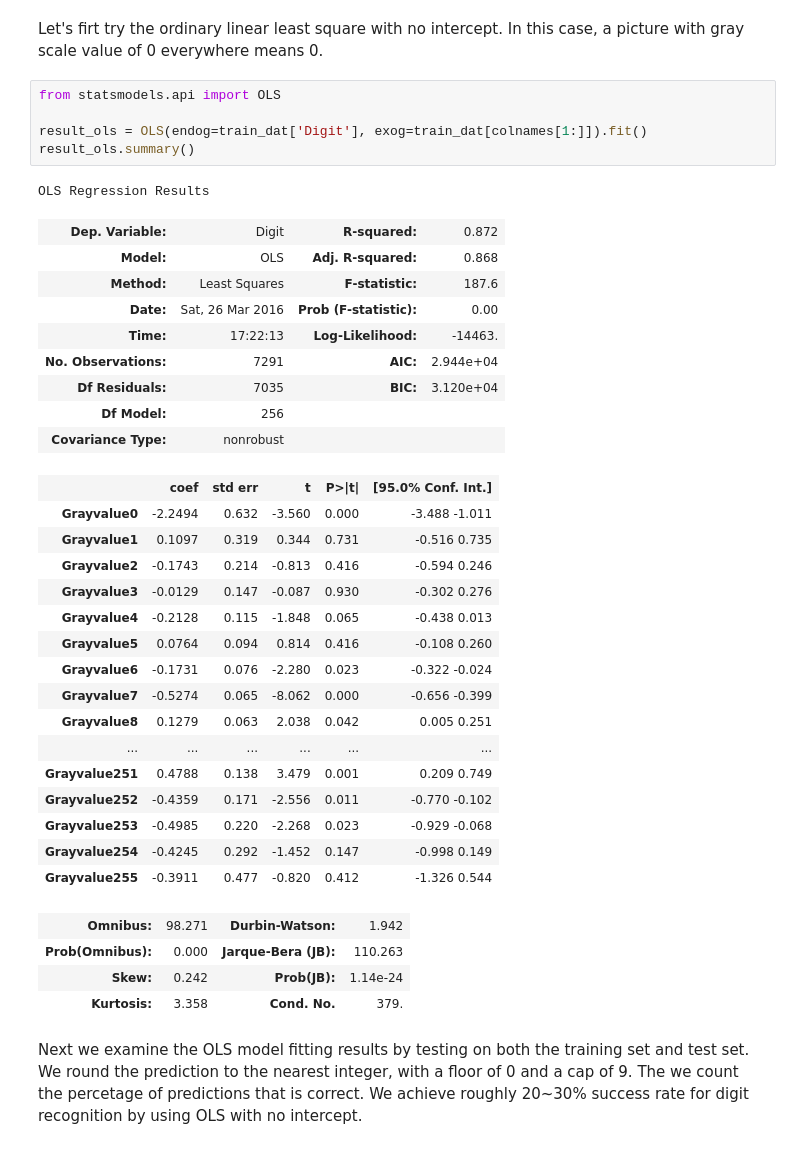
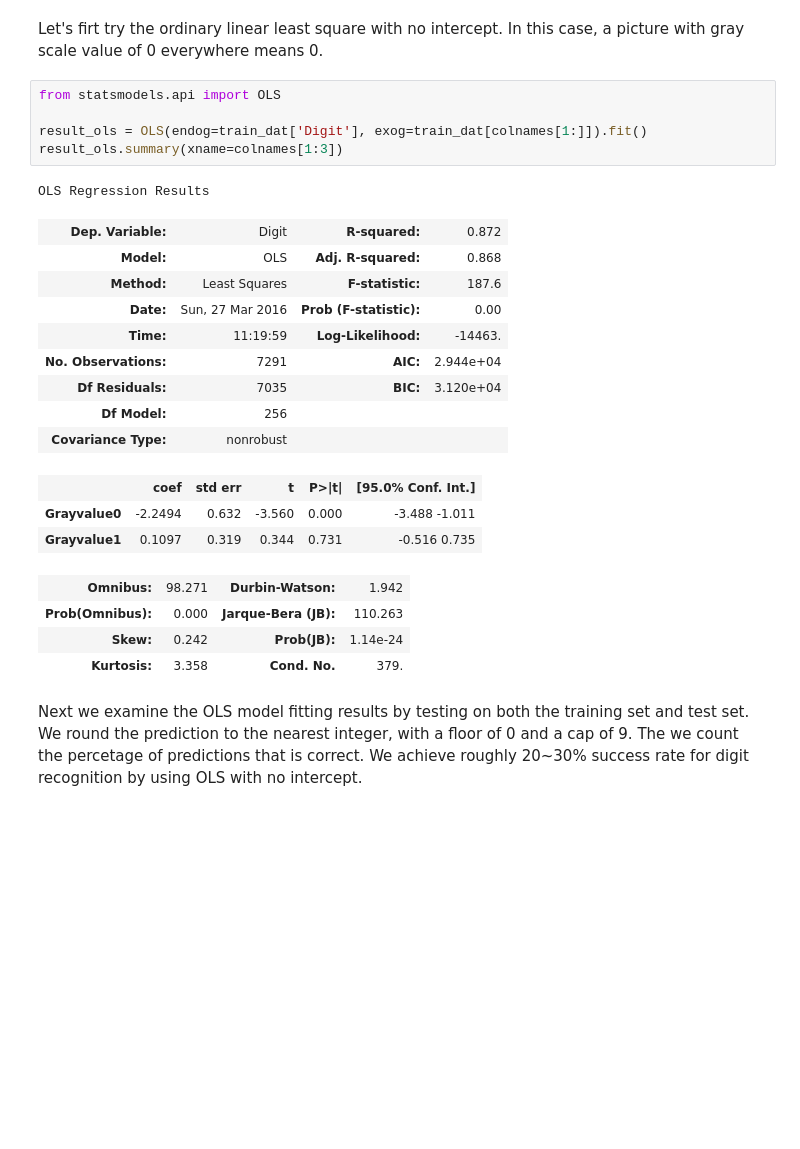
Before and after one commit to hzzyyy/ESLII_Solutions, a Jupyter notebook: Chapter02.ipynb, the cells around one changed output. Saved outputs shown, nothing was run; the diff lists cells and outputs as text; blank space fills up the shorter version.

```diff
--- a/Chapter02.ipynb
+++ b/Chapter02.ipynb
@@ -291,35 +311,22 @@ Let's firt try the ordinary linear least square with no intercept. In this case,
 # %%
 from statsmodels.api import OLS
 
 result_ols = OLS(endog=train_dat['Digit'], exog=train_dat[colnames[1:]]).fit()
-result_ols.summary()
+result_ols.summary(xname=colnames[1:3])
 # %% [output]
 OLS Regression Results
 | Dep. Variable: | Digit | R-squared: | 0.872 |
 | Model: | OLS | Adj. R-squared: | 0.868 |
 | Method: | Least Squares | F-statistic: | 187.6 |
-| Date: | Sat, 26 Mar 2016 | Prob (F-statistic): | 0.00 |
-| Time: | 17:22:13 | Log-Likelihood: | -14463. |
+| Date: | Sun, 27 Mar 2016 | Prob (F-statistic): | 0.00 |
+| Time: | 11:19:59 | Log-Likelihood: | -14463. |
 | No. Observations: | 7291 | AIC: | 2.944e+04 |
 | Df Residuals: | 7035 | BIC: | 3.120e+04 |
 | Df Model: | 256 |  |  |
 | Covariance Type: | nonrobust |  |  |
 |  | coef | std err | t | P>|t| | [95.0% Conf. Int.] |
 | Grayvalue0 | -2.2494 | 0.632 | -3.560 | 0.000 | -3.488 -1.011 |
 | Grayvalue1 | 0.1097 | 0.319 | 0.344 | 0.731 | -0.516 0.735 |
-| Grayvalue2 | -0.1743 | 0.214 | -0.813 | 0.416 | -0.594 0.246 |
-| Grayvalue3 | -0.0129 | 0.147 | -0.087 | 0.930 | -0.302 0.276 |
-| Grayvalue4 | -0.2128 | 0.115 | -1.848 | 0.065 | -0.438 0.013 |
-| Grayvalue5 | 0.0764 | 0.094 | 0.814 | 0.416 | -0.108 0.260 |
-| Grayvalue6 | -0.1731 | 0.076 | -2.280 | 0.023 | -0.322 -0.024 |
-| Grayvalue7 | -0.5274 | 0.065 | -8.062 | 0.000 | -0.656 -0.399 |
-| Grayvalue8 | 0.1279 | 0.063 | 2.038 | 0.042 | 0.005 0.251 |
-| ... | ... | ... | ... | ... | ... |
-| Grayvalue251 | 0.4788 | 0.138 | 3.479 | 0.001 | 0.209 0.749 |
-| Grayvalue252 | -0.4359 | 0.171 | -2.556 | 0.011 | -0.770 -0.102 |
-| Grayvalue253 | -0.4985 | 0.220 | -2.268 | 0.023 | -0.929 -0.068 |
-| Grayvalue254 | -0.4245 | 0.292 | -1.452 | 0.147 | -0.998 0.149 |
-| Grayvalue255 | -0.3911 | 0.477 | -0.820 | 0.412 | -1.326 0.544 |
 | Omnibus: | 98.271 | Durbin-Watson: | 1.942 |
 | Prob(Omnibus): | 0.000 | Jarque-Bera (JB): | 110.263 |
 | Skew: | 0.242 | Prob(JB): | 1.14e-24 |
```
Also changed, not shown: parts of 3 cells of this notebook, 1 other file.
